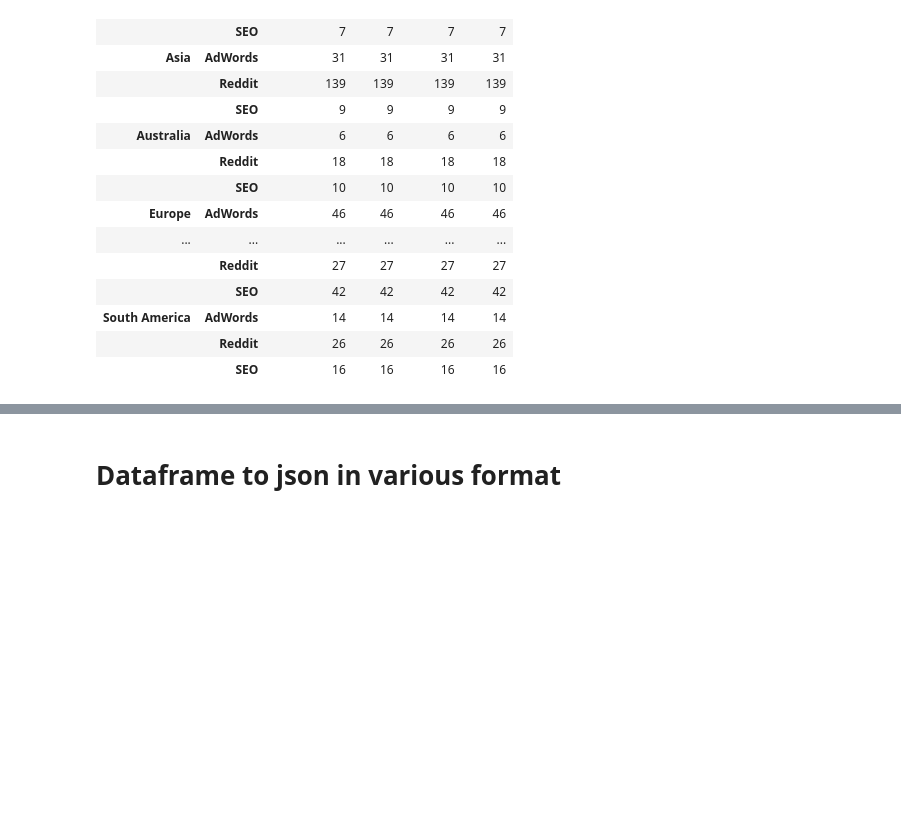
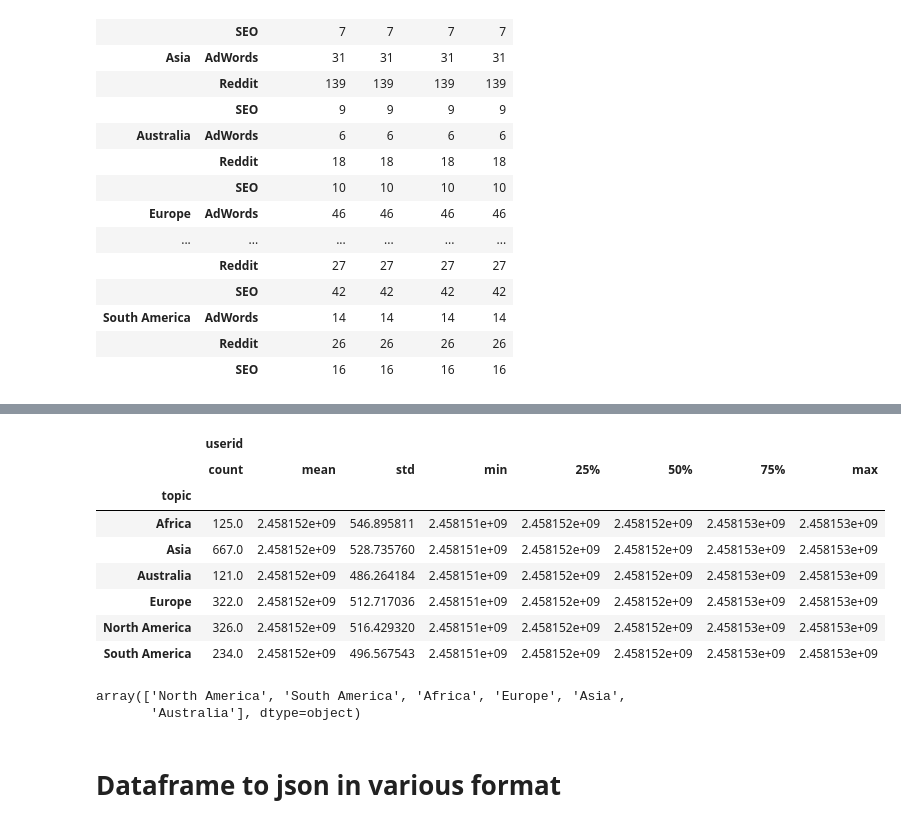
Before and after one commit to kuntalkumarpal/Python-cheat-sheets, a Jupyter notebook: Pandas_Tutorials.ipynb, the cells around one changed output, grey strips where cells are left out. Drawn from its saved outputs; the diff is of its cells as text; code cells hidden in the pictures; blank space fills up the shorter version.

```diff
--- a/Pandas_Tutorials.ipynb
+++ b/Pandas_Tutorials.ipynb
@@ -256,3 +296,21 @@ data[data.country=='country_2'].groupby(['topic','source']).count()
+# %%
+data.groupby(['topic']).describe()
+# %% [output]
+|  | userid |  |  |  |  |  |  |  |
+|  | count | mean | std | min | 25% | 50% | 75% | max |
+| topic |  |  |  |  |  |  |  |  |
+| Africa | 125.0 | 2.458152e+09 | 546.895811 | 2.458151e+09 | 2.458152e+09 | 2.458152e+09 | 2.458153e+09 | 2.458153e+09 |
+| Asia | 667.0 | 2.458152e+09 | 528.735760 | 2.458151e+09 | 2.458152e+09 | 2.458152e+09 | 2.458153e+09 | 2.458153e+09 |
+| Australia | 121.0 | 2.458152e+09 | 486.264184 | 2.458151e+09 | 2.458152e+09 | 2.458152e+09 | 2.458153e+09 | 2.458153e+09 |
+| Europe | 322.0 | 2.458152e+09 | 512.717036 | 2.458151e+09 | 2.458152e+09 | 2.458152e+09 | 2.458153e+09 | 2.458153e+09 |
+| North America | 326.0 | 2.458152e+09 | 516.429320 | 2.458151e+09 | 2.458152e+09 | 2.458152e+09 | 2.458153e+09 | 2.458153e+09 |
+| South America | 234.0 | 2.458152e+09 | 496.567543 | 2.458151e+09 | 2.458152e+09 | 2.458152e+09 | 2.458153e+09 | 2.458153e+09 |
+# %%
+### Distinct
+data['topic'].unique()
+# %% [output]
+array(['North America', 'South America', 'Africa', 'Europe', 'Asia',
+       'Australia'], dtype=object)
 # %% [markdown]
 # Dataframe to json in various format
 # %%
```
Also changed, not shown: parts of 9 cells of this notebook, 1 other file.
